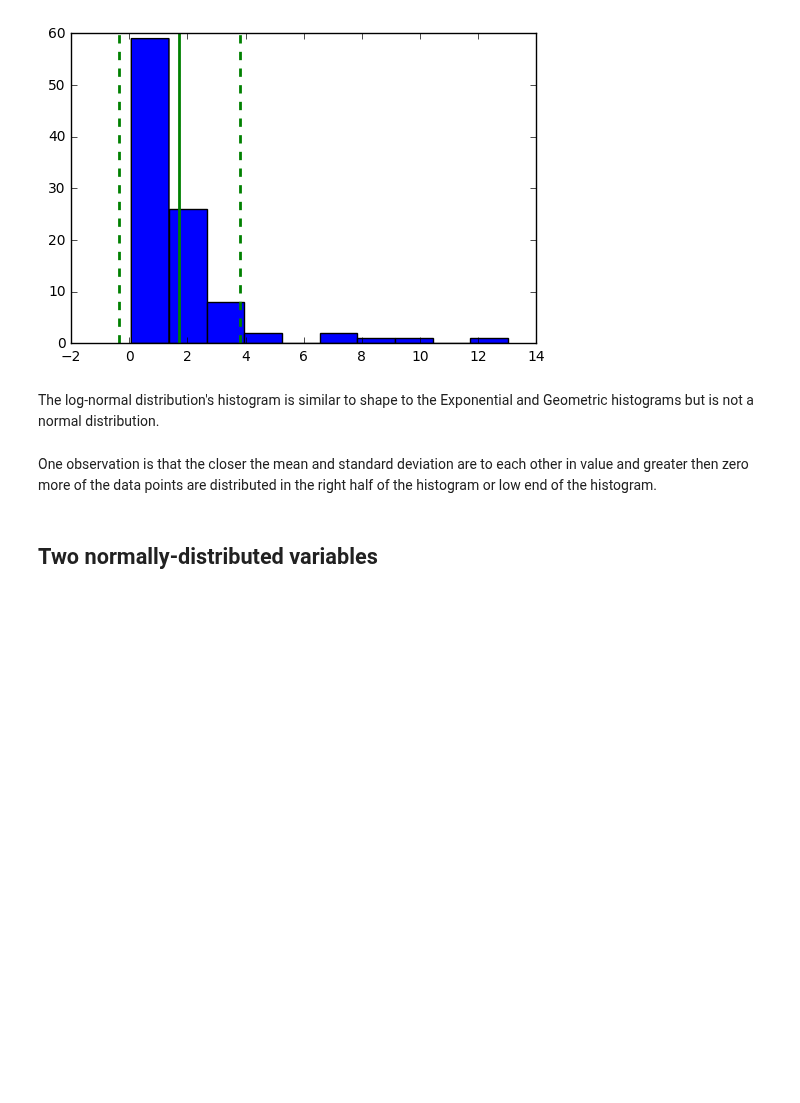
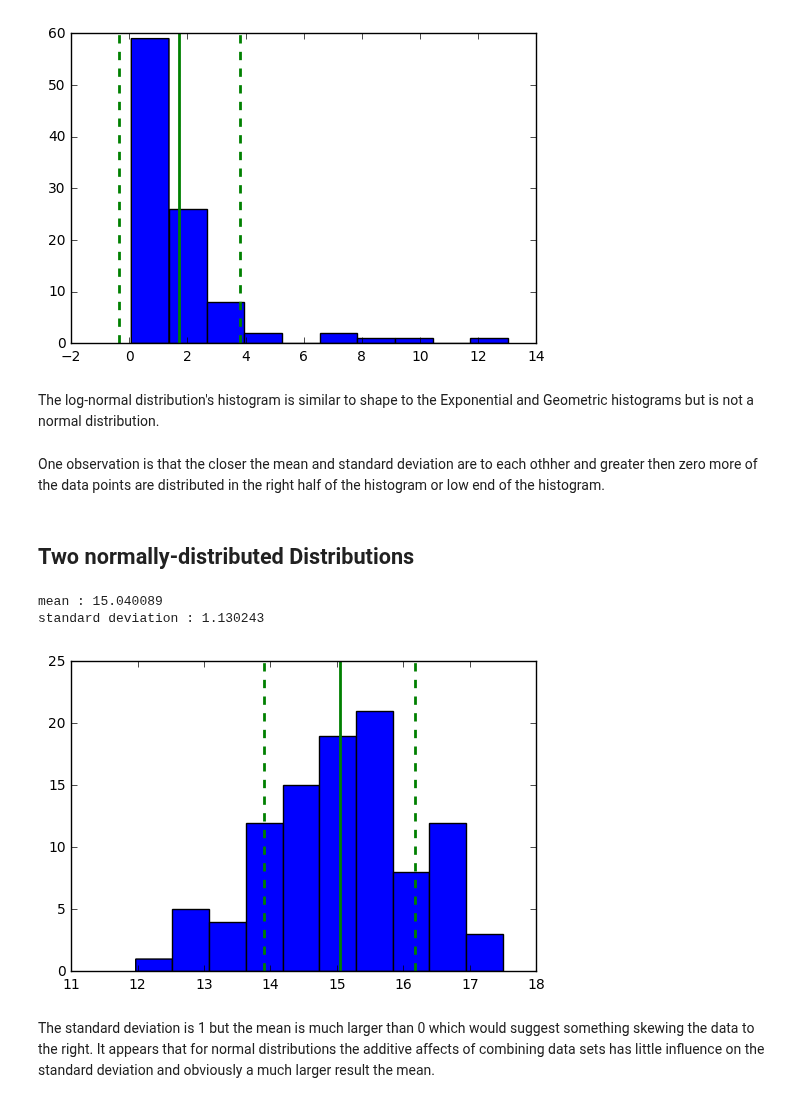
Before and after one commit to 315iah515/Thinkful-Notebooks, a Jupyter notebook: Prep/DRILL_DescriptiveStatistics&Normality.ipynb, the cells around one changed output. Drawn from its saved outputs; the diff is of its cells as text; code cells hidden in the pictures; blank space fills up the shorter version.

```diff
--- a/Prep/DRILL_DescriptiveStatistics&Normality.ipynb
+++ b/Prep/DRILL_DescriptiveStatistics&Normality.ipynb
@@ -151,6 +151,25 @@ standard deviation : 2.073719
 # %% [markdown]
 The log-normal distribution's histogram is similar to shape to the Exponential and Geometric histograms but is not a normal distribution.
 # %% [markdown]
-One observation is that the closer the mean and standard deviation are to each other in value and greater then zero more of the data points are distributed in the right half of the histogram or low end of the histogram.
+One observation is that the closer the mean and standard deviation are to each othher and greater then zero more of the data points are distributed in the right half of the histogram or low end of the histogram.
 # %% [markdown]
-## Two normally-distributed variables
+## Two normally-distributed Distributions
+# %%
+normal_a = np.random.normal(5, 0.5, 100)
+normal_b = np.random.normal(10, 1, 100)
+sum_of_normals = normal_a + normal_b
+mean = np.mean(sum_of_normals)
+sd = np.std(sum_of_normals, ddof=1)
+print('mean : %f' % mean)
+print('standard deviation : %f' % sd)
+plt.hist(sum_of_normals)
+plt.axvline(mean, color='g', linestyle='solid', linewidth=2)
+plt.axvline(mean + sd, color='g', linestyle='dashed', linewidth=2)
+plt.axvline(mean - sd, color='g', linestyle='dashed', linewidth=2)
+plt.show()
+# %% [output]
+mean : 15.040089
+standard deviation : 1.130243
+[figure, added]
+# %% [markdown]
+The standard deviation is 1 but the mean is much larger than 0 which would suggest something skewing the data to the right. It appears that for normal distributions the additive affects of combining data sets has little influence on the standard deviation and obviously a much larger result the mean.
```
